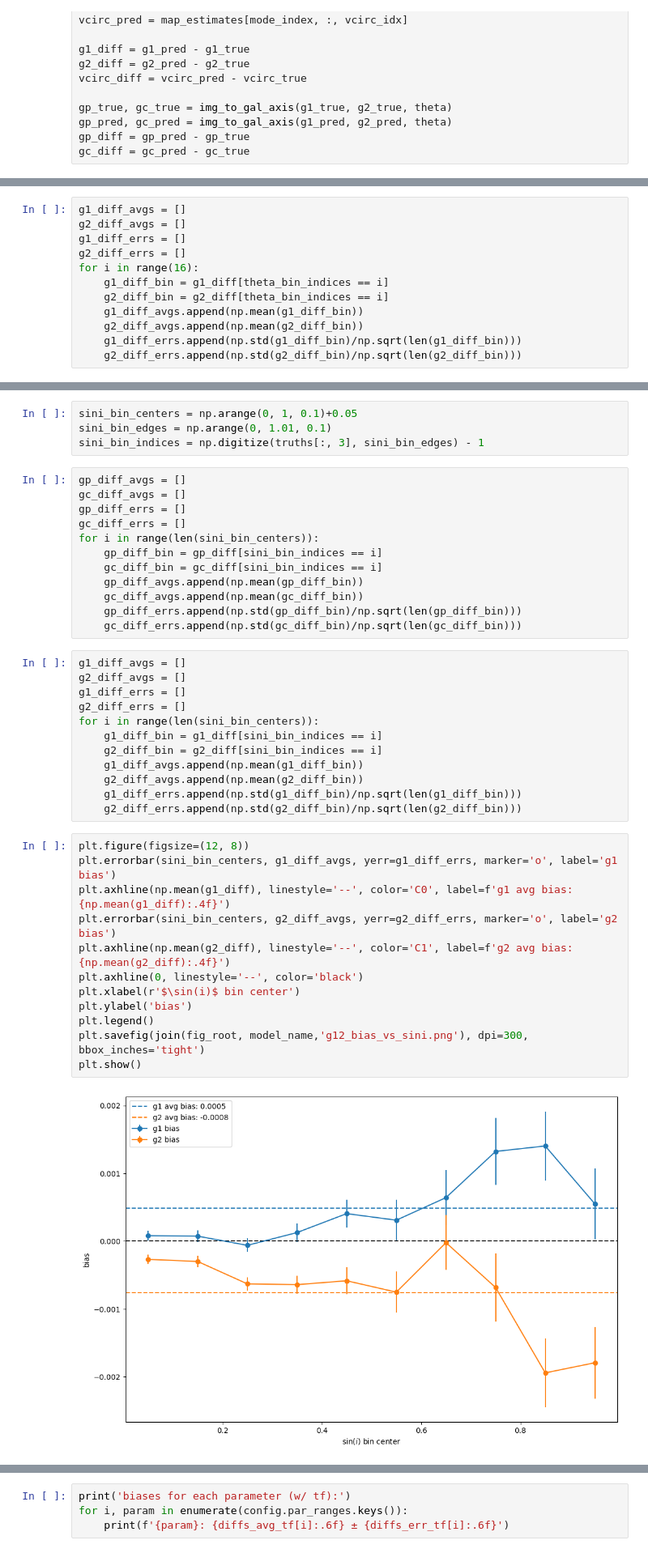
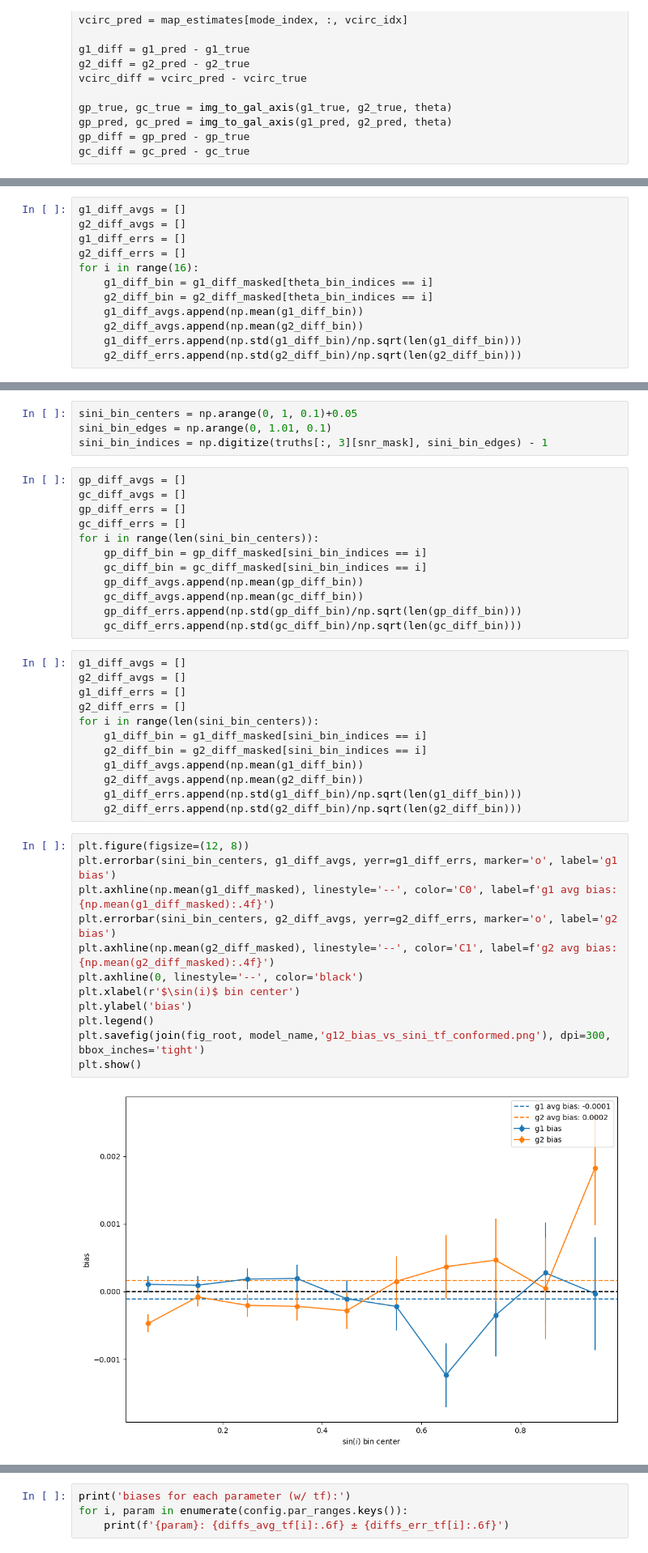
Before and after one commit to KinematicLensing/kl-nn, a Jupyter notebook: arch/diagnostics/sample_diagnostics.ipynb, the cells around one changed output, grey strips where cells are left out. Shown at 81% size. Saved outputs shown, nothing was run; the diff lists cells and outputs as text.

```diff
--- a/arch/diagnostics/sample_diagnostics.ipynb
+++ b/arch/diagnostics/sample_diagnostics.ipynb
@@ -161,8 +183,8 @@ g2_diff_avgs = []
 g1_diff_errs = []
 g2_diff_errs = []
 for i in range(16):
-    g1_diff_bin = g1_diff[theta_bin_indices == i]
-    g2_diff_bin = g2_diff[theta_bin_indices == i]
+    g1_diff_bin = g1_diff_masked[theta_bin_indices == i]
+    g2_diff_bin = g2_diff_masked[theta_bin_indices == i]
     g1_diff_avgs.append(np.mean(g1_diff_bin))
     g2_diff_avgs.append(np.mean(g2_diff_bin))
     g1_diff_errs.append(np.std(g1_diff_bin)/np.sqrt(len(g1_diff_bin)))
@@ -184,15 +206,15 @@ plt.show()
 # %%
 sini_bin_centers = np.arange(0, 1, 0.1)+0.05
 sini_bin_edges = np.arange(0, 1.01, 0.1)
-sini_bin_indices = np.digitize(truths[:, 3], sini_bin_edges) - 1
+sini_bin_indices = np.digitize(truths[:, 3][snr_mask], sini_bin_edges) - 1
 # %%
 gp_diff_avgs = []
 gc_diff_avgs = []
 gp_diff_errs = []
 gc_diff_errs = []
 for i in range(len(sini_bin_centers)):
-    gp_diff_bin = gp_diff[sini_bin_indices == i]
-    gc_diff_bin = gc_diff[sini_bin_indices == i]
+    gp_diff_bin = gp_diff_masked[sini_bin_indices == i]
+    gc_diff_bin = gc_diff_masked[sini_bin_indices == i]
     gp_diff_avgs.append(np.mean(gp_diff_bin))
     gc_diff_avgs.append(np.mean(gc_diff_bin))
     gp_diff_errs.append(np.std(gp_diff_bin)/np.sqrt(len(gp_diff_bin)))
@@ -203,8 +225,8 @@ g2_diff_avgs = []
 g1_diff_errs = []
 g2_diff_errs = []
 for i in range(len(sini_bin_centers)):
-    g1_diff_bin = g1_diff[sini_bin_indices == i]
-    g2_diff_bin = g2_diff[sini_bin_indices == i]
+    g1_diff_bin = g1_diff_masked[sini_bin_indices == i]
+    g2_diff_bin = g2_diff_masked[sini_bin_indices == i]
     g1_diff_avgs.append(np.mean(g1_diff_bin))
     g2_diff_avgs.append(np.mean(g2_diff_bin))
     g1_diff_errs.append(np.std(g1_diff_bin)/np.sqrt(len(g1_diff_bin)))
@@ -212,15 +234,15 @@ for i in range(len(sini_bin_centers)):
 # %%
 plt.figure(figsize=(12, 8))
 plt.errorbar(sini_bin_centers, g1_diff_avgs, yerr=g1_diff_errs, marker='o', label='g1 bias')
-plt.axhline(np.mean(g1_diff), linestyle='--', color='C0', label=f'g1 avg bias: {np.mean(g1_diff):.4f}')
+plt.axhline(np.mean(g1_diff_masked), linestyle='--', color='C0', label=f'g1 avg bias: {np.mean(g1_diff_masked):.4f}')
 plt.errorbar(sini_bin_centers, g2_diff_avgs, yerr=g2_diff_errs, marker='o', label='g2 bias')
-plt.axhline(np.mean(g2_diff), linestyle='--', color='C1', label=f'g2 avg bias: {np.mean(g2_diff):.4f}')
+plt.axhline(np.mean(g2_diff_masked), linestyle='--', color='C1', label=f'g2 avg bias: {np.mean(g2_diff_masked):.4f}')
 plt.axhline(0, linestyle='--', color='black')
 plt.xlabel(r'$\sin(i)$ bin center')
 plt.ylabel('bias')
 plt.legend()
-plt.savefig(join(fig_root, model_name,'g12_bias_vs_sini.png'), dpi=300, bbox_inches='tight')
+plt.savefig(join(fig_root, model_name,'g12_bias_vs_sini_tf_conformed.png'), dpi=300, bbox_inches='tight')
 plt.show()
 # %% [output]
-[figure, old version]
+[figure, new version]
 # %%
```
Also changed, not shown: parts of 20 cells of this notebook, 10 other files.
